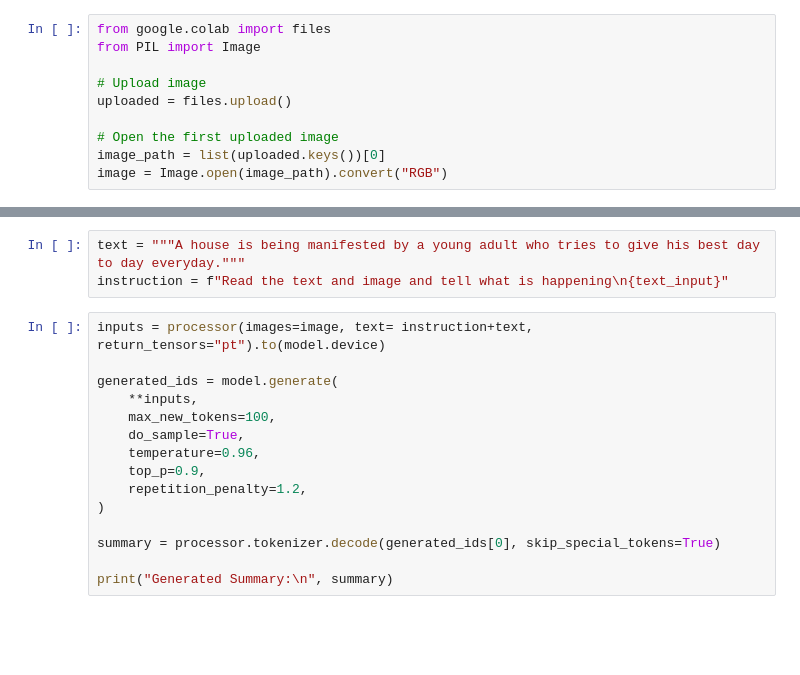
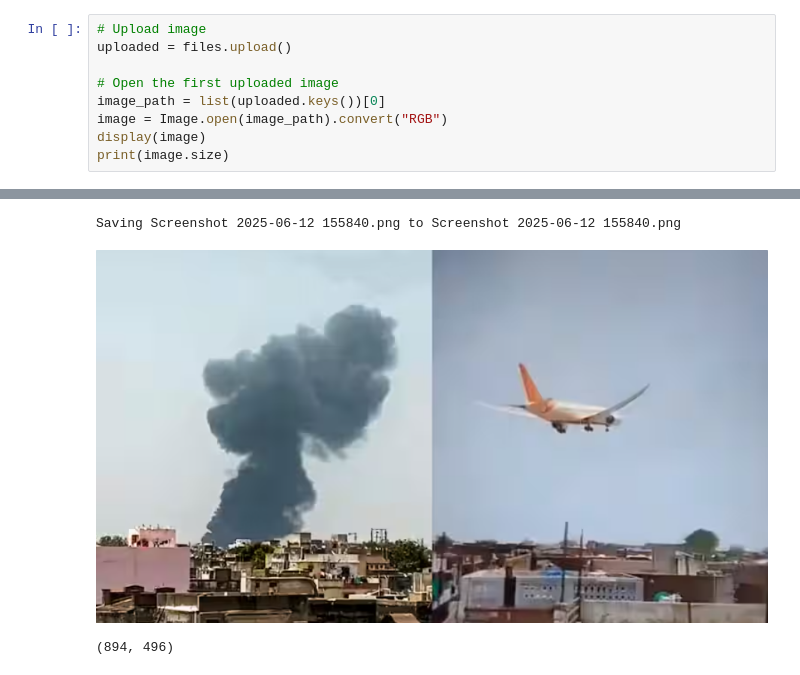
Before and after one commit to HaitaanshDixit/Research_Paper, a Jupyter notebook: BLIP_2.ipynb, the cells around one changed output, grey strips where cells are left out. Saved outputs shown, nothing was run; the diff lists cells and outputs as text; blank space fills up the shorter version.

```diff
--- a/BLIP_2.ipynb
+++ b/BLIP_2.ipynb
@@ -18,10 +47,10 @@ model.to("cuda" if torch.cuda.is_available() else "cpu")
 # %%
-from google.colab import files
-from PIL import Image
-
 # Upload image
 uploaded = files.upload()
 
 # Open the first uploaded image
 image_path = list(uploaded.keys())[0]
 image = Image.open(image_path).convert("RGB")
+display(image)
+print(image.size)
+# %% [output]
@@ -28,18 +58,3 @@ image = Image.open(image_path).convert("RGB")
+Saving Screenshot 2025-06-12 155840.png to Screenshot 2025-06-12 155840.png
+[figure, added]
+(894, 496)
-# %%
-text = """A house is being manifested by a young adult who tries to give his best day to day everyday."""
-instruction = f"Read the text and image and tell what is happening\n{text_input}"
-# %%
-inputs = processor(images=image, text= instruction+text, return_tensors="pt").to(model.device)
-
-generated_ids = model.generate(
-    **inputs,
-    max_new_tokens=100,
-    do_sample=True,
-    temperature=0.96,
-    top_p=0.9,
-    repetition_penalty=1.2,
-)
-
-summary = processor.tokenizer.decode(generated_ids[0], skip_special_tokens=True)
-
-print("Generated Summary:\n", summary)
```
Also changed, not shown: parts of 9 cells of this notebook.
